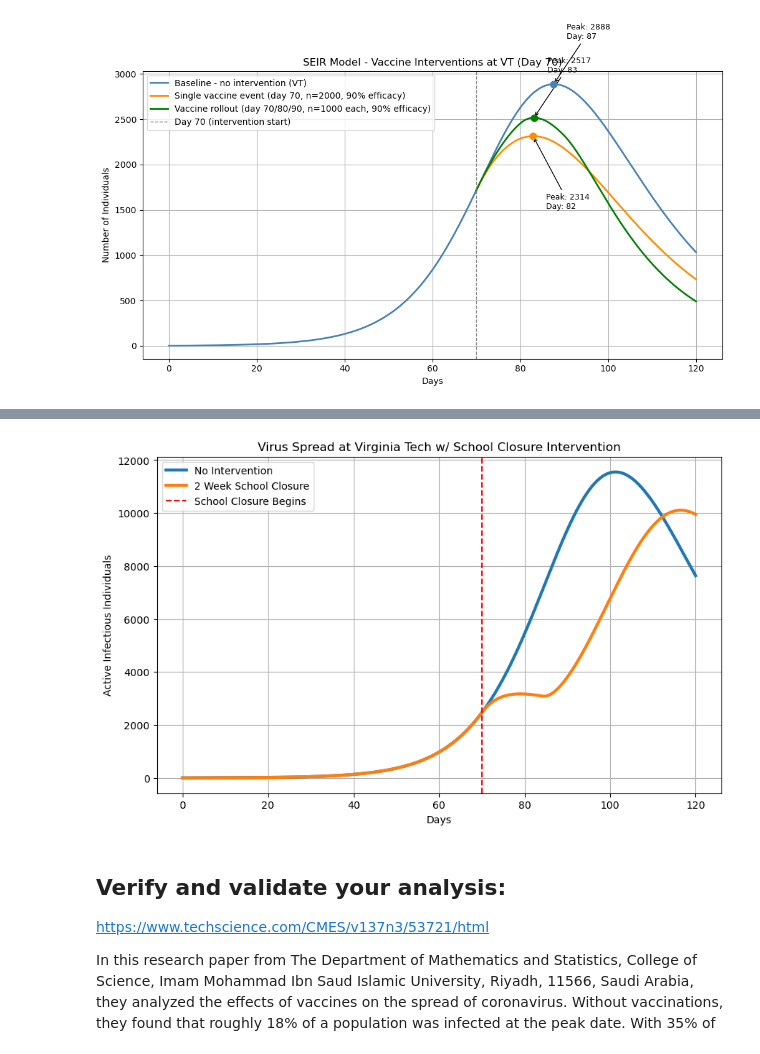
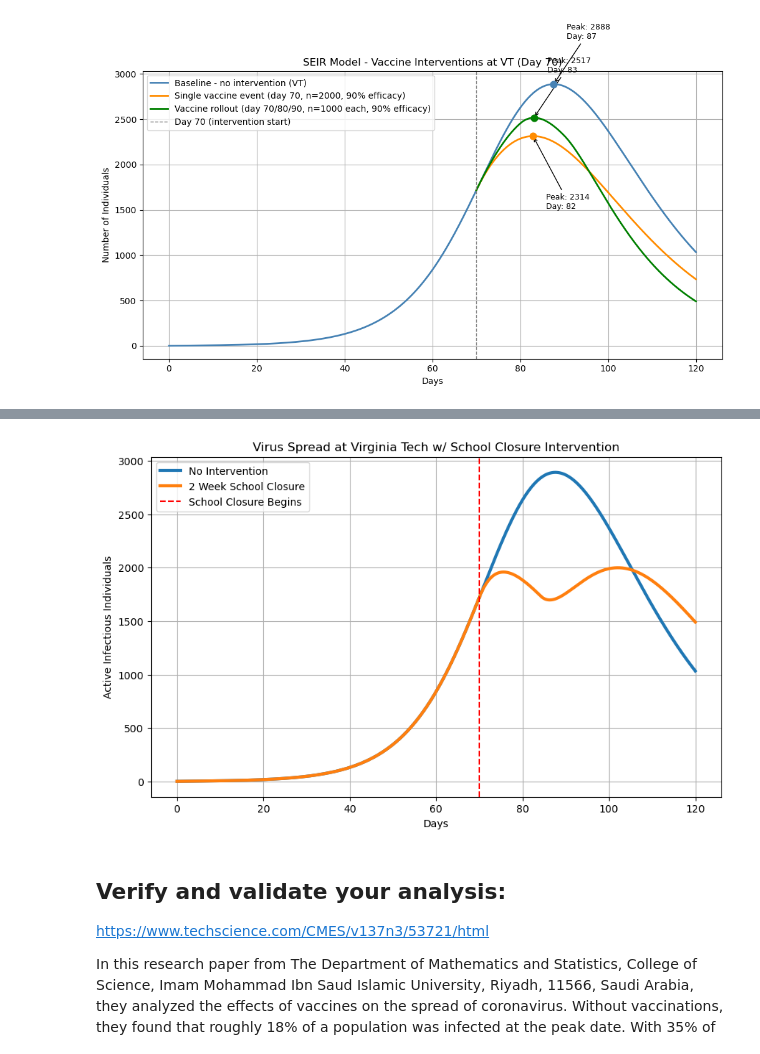
Before and after one commit to jackmarchesi/Module-2-Epidemics-SIR-Modeling, a Jupyter notebook: Notebook examples/Yancy_Martinez_Jack_Marchesi_MODULE2_Notebook.ipynb, the cells around one changed output, grey strips where cells are left out. Drawn from its saved outputs; the diff is of its cells as text; code cells hidden in the pictures.

```diff
--- a/Notebook examples/Yancy_Martinez_Jack_Marchesi_MODULE2_Notebook.ipynb
+++ b/Notebook examples/Yancy_Martinez_Jack_Marchesi_MODULE2_Notebook.ipynb
@@ -863,8 +863,8 @@ import numpy as np
 import matplotlib.pyplot as plt
 from scipy.optimize import minimize
 
-
-data = pd.read_csv(r'C:\\Users\\yancy\\OneDrive\\BME2315\\Module-2-Epidemics-SIR-Modeling\\Data\\mystery_virus_daily_active_counts_RELEASE#3.csv')
+data = pd.read_csv(r'C:\Users\Jmarc\Desktop\Comp BME\module-2-jackmarchesi\Module-2-Epidemics-SIR-Modeling\Data\mystery_virus_daily_active_counts_RELEASE#3.csv', parse_dates=['date'], header=0, index_col=None)
+#data = pd.read_csv(r'C:\\Users\\yancy\\OneDrive\\BME2315\\Module-2-Epidemics-SIR-Modeling\\Data\\mystery_virus_daily_active_counts_RELEASE#3.csv')
 data.columns = ['day','date','active_cases']
 
 cases = data['active_cases'].values # number of infected people each day
@@ -947,7 +947,7 @@ t = np.linspace(0,num_days,len(S_fit))
 
 #implement VT parameters and initial conditions
 
-N = 40000
+N = 10000
 S0 = N - 1
 E0 = 5
 I0 = 1
@@ -1037,8 +1037,9 @@ from scipy.optimize import minimize
 
 # Load UVA data
 
-data = pd.read_csv(r'C:\\Users\\yancy\\OneDrive\\BME2315\\Module-2-Epidemics-SIR-Modeling\\Data\\mystery_virus_daily_active_counts_RELEASE#3.csv',
-parse_dates=['date'])
+data = pd.read_csv(r'C:\Users\Jmarc\Desktop\Comp BME\module-2-jackmarchesi\Module-2-Epidemics-SIR-Modeling\Data\mystery_virus_daily_active_counts_RELEASE#3.csv', parse_dates=['date'], header=0, index_col=None)
+#data = pd.read_csv(r'C:\\Users\\yancy\\OneDrive\\BME2315\\Module-2-Epidemics-SIR-Modeling\\Data\\mystery_virus_daily_active_counts_RELEASE#3.csv',
+#parse_dates=['date'])
 
 data.columns = ['day','date','active_cases']
 
@@ -1118,7 +1119,7 @@ print("gamma =",gamma_fit)
 
 #Implement VTech parameters and initial conditions for the SEIR model, and simulate the baseline outbreak without any interventions using the fitted parameters to get the predicted number of infectious individuals over time
 
-N = 40000  # Total population size for Virginia Tech (larger than UVA's 10,000 to reflect the larger campus population)
+N = 10000  # Total population size for Virginia Tech (larger than UVA's 10,000 to reflect the larger campus population)
 S0 = N - 1
 E0 = 5
 I0 = 1
@@ -1205,4 +1206,4 @@ gamma = 0.06551893444129729
-[figure, old version]
+[figure, new version]
 # %% [markdown]
 ## Verify and validate your analysis:
 
```
Also changed, not shown: parts of 4 cells of this notebook.
